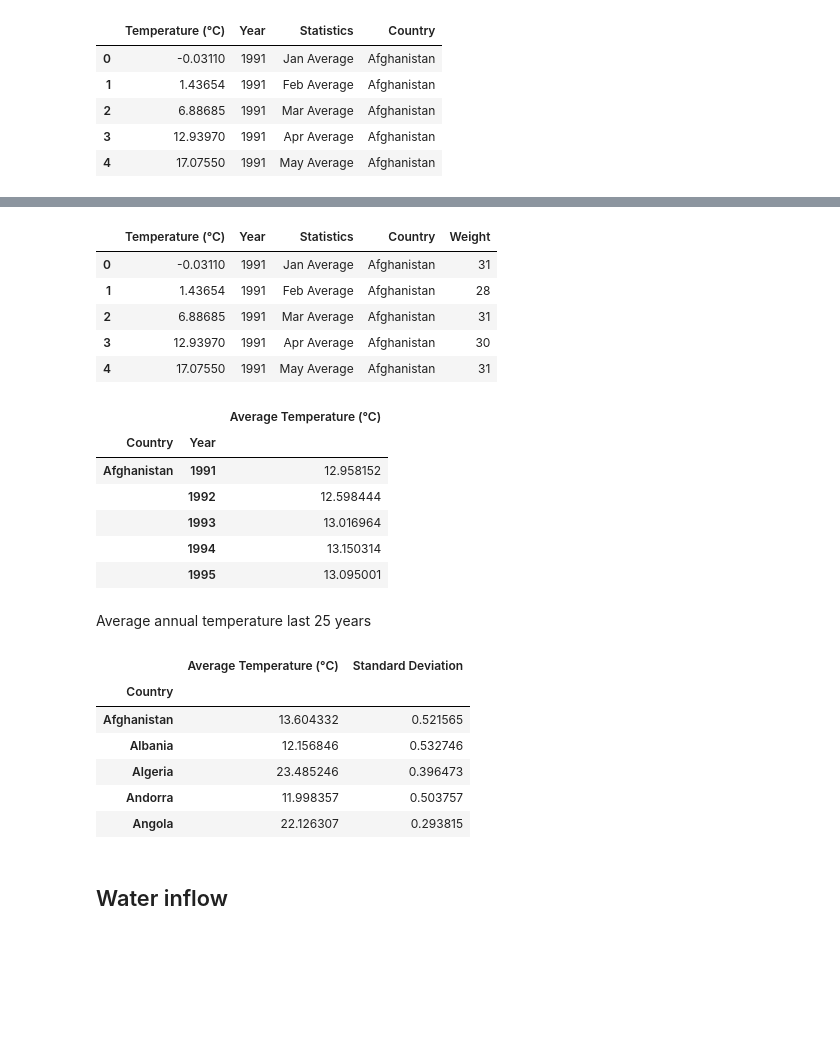
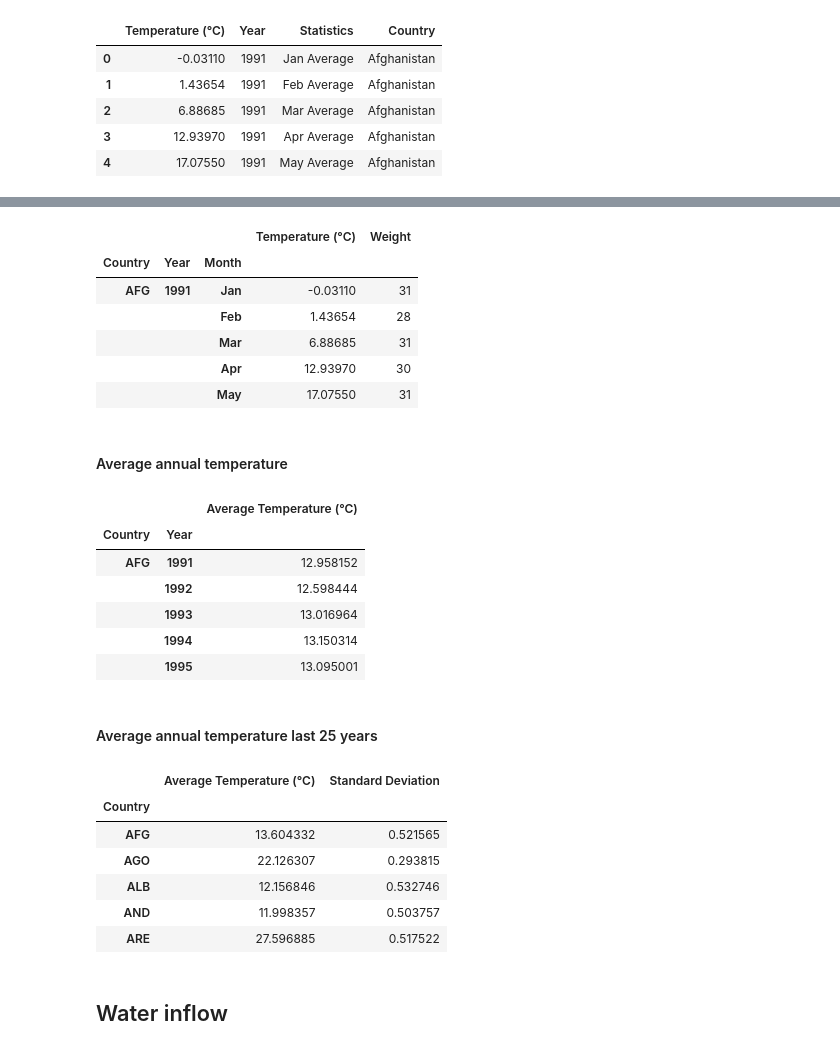
Before and after one commit to herbmks/MDA-Tuvalu, a Jupyter notebook: preprocessing climate factors.ipynb, the cells around one changed output, grey strips where cells are left out. Drawn from its saved outputs; the diff is of its cells as text; code cells hidden in the pictures; blank space fills up the shorter version.

```diff
--- a/preprocessing climate factors.ipynb
+++ b/preprocessing climate factors.ipynb
@@ -101,0 +103,4 @@ The average of monthly temperatures should be weighted based on days per month
+# %%
+temperature.replace(to_replace = 'Congo (Republic of the)', value = 'Congo', inplace = True)
+temperature['Country'] = coco.convert(names=temperature['Country'], to='ISO3')
+temperature.head()
@@ -102,29 +127,35 @@ The average of monthly temperatures should be weighted based on days per month
 # %%
-weights = {'Jan Average':31, 'Feb Average':28, 'Mar Average':31, 'Apr Average':30, 'May Average':31, 'Jun Average':30,'Jul Average':31, 'Aug Average':31, 'Sep Average':30, 'Oct Average':31, 'Nov Average':30, 'Dec Average':31}
+monthly_temperature = temperature[['Country','Year','Statistics','Temperature (°C)']]
+monthly_temperature = monthly_temperature.rename(columns={'Statistics':'Month'})
+monthly_temperature['Month'] = monthly_temperature['Month'].map(lambda x: x.split(' ')[0])
+weights = {'Jan':31, 'Feb':28, 'Mar':31, 'Apr':30, 'May':31, 'Jun':30,'Jul':31, 'Aug':31, 'Sep':30, 'Oct':31, 'Nov':30, 'Dec':31}
+monthly_temperature['Weight'] = monthly_temperature['Month'].map(weights)
+monthly_temperature.set_index(['Country','Year','Month'],inplace=True)
+monthly_temperature.head()
+# %% [output]
+|  |  |  | Temperature (°C) | Weight |
+| Country | Year | Month |  |  |
+| AFG | 1991 | Jan | -0.03110 | 31 |
+|  |  | Feb | 1.43654 | 28 |
+|  |  | Mar | 6.88685 | 31 |
+|  |  | Apr | 12.93970 | 30 |
+|  |  | May | 17.07550 | 31 |
-# %%
-temperature['Weight'] = temperature['Statistics'].map(weights)
-temperature.head()
-# %% [output]
-|  | Temperature (°C) | Year | Statistics | Country | Weight |
-| 0 | -0.03110 | 1991 | Jan Average | Afghanistan | 31 |
-| 1 | 1.43654 | 1991 | Feb Average | Afghanistan | 28 |
-| 2 | 6.88685 | 1991 | Mar Average | Afghanistan | 31 |
-| 3 | 12.93970 | 1991 | Apr Average | Afghanistan | 30 |
-| 4 | 17.07550 | 1991 | May Average | Afghanistan | 31 |
+# %% [markdown]
+#### Average annual temperature
 # %%
-annual_temperature = temperature.groupby(['Country','Year']).apply(lambda x: (x['Temperature (°C)'] * x['Weight']).sum() / x['Weight'].sum())
+annual_temperature = monthly_temperature.groupby(['Country','Year']).apply(lambda x: (x['Temperature (°C)'] * x['Weight']).sum() / x['Weight'].sum())
 annual_temperature = pd.DataFrame(annual_temperature, columns = ["Average Temperature (°C)"])
 annual_temperature.head()
 # %% [output]
 |  |  | Average Temperature (°C) |
 | Country | Year |  |
-| Afghanistan | 1991 | 12.958152 |
+| AFG | 1991 | 12.958152 |
 |  | 1992 | 12.598444 |
 |  | 1993 | 13.016964 |
 |  | 1994 | 13.150314 |
 |  | 1995 | 13.095001 |
 # %% [markdown]
-Average annual temperature last 25 years
+#### Average annual temperature last 25 years
 # %%
 average_annual_temperature = annual_temperature.groupby("Country").mean()
 average_annual_temperature["Standard Deviation"] = annual_temperature.groupby("Country").std()
@@ -132,11 +163,11 @@ average_annual_temperature.head()
 # %% [output]
 |  | Average Temperature (°C) | Standard Deviation |
 | Country |  |  |
-| Afghanistan | 13.604332 | 0.521565 |
-| Albania | 12.156846 | 0.532746 |
-| Algeria | 23.485246 | 0.396473 |
-| Andorra | 11.998357 | 0.503757 |
-| Angola | 22.126307 | 0.293815 |
+| AFG | 13.604332 | 0.521565 |
+| AGO | 22.126307 | 0.293815 |
+| ALB | 12.156846 | 0.532746 |
+| AND | 11.998357 | 0.503757 |
+| ARE | 27.596885 | 0.517522 |
 # %% [markdown]
 ## Water inflow
 # %% [markdown]
```
Also changed, not shown: parts of 40 cells of this notebook.
